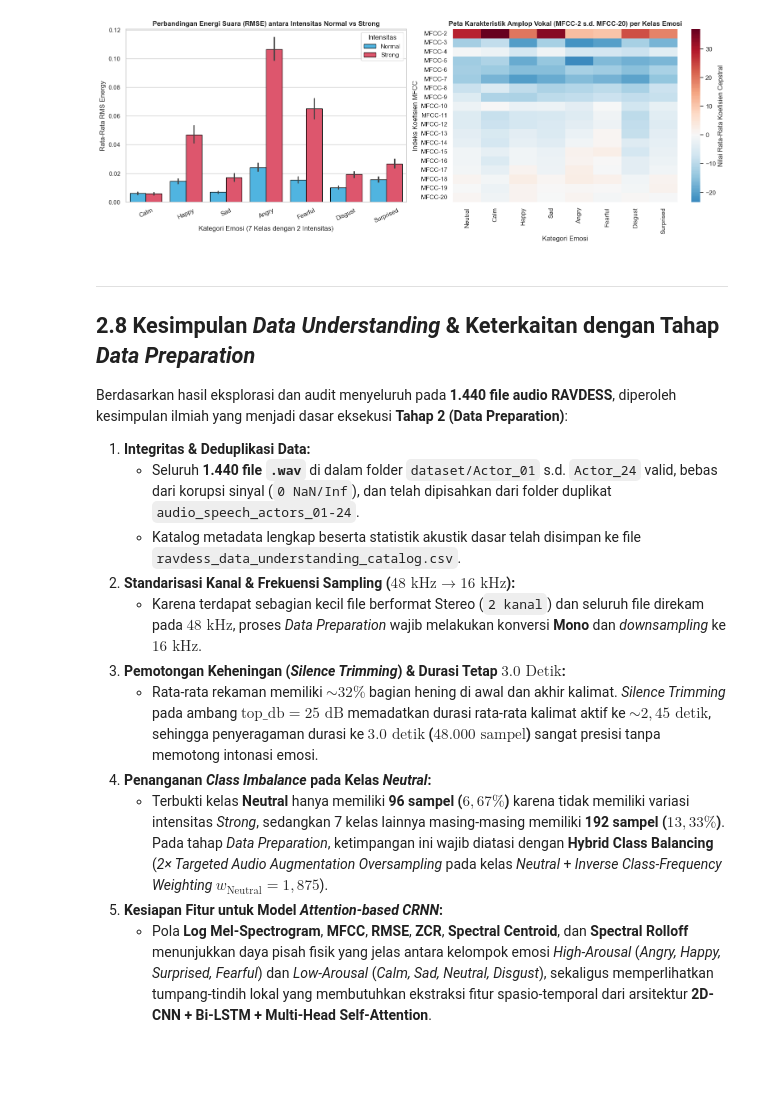
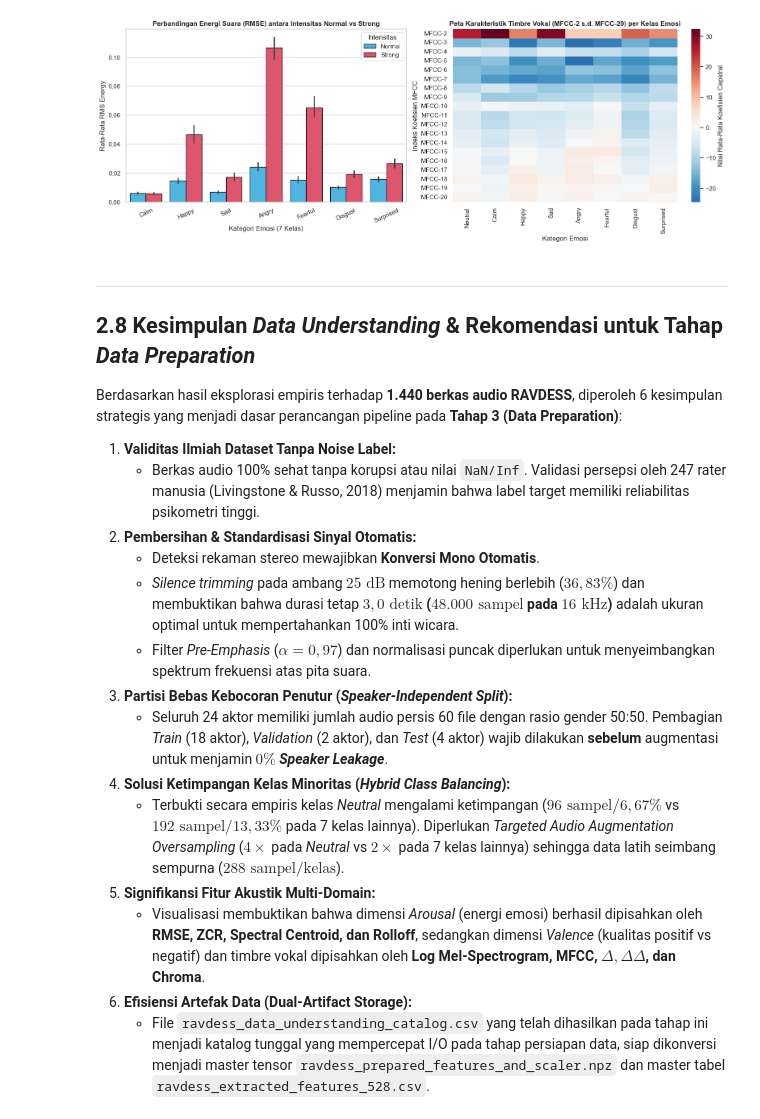
Before and after one commit to IlhamInsight/proyek_sain_data, a Jupyter notebook: src/project_akhir/2-data_understanding/1-data_understanding.ipynb, the cells around one changed output. Saved outputs shown, nothing was run; the diff lists cells and outputs as text; code cells hidden in the pictures; blank space fills up the shorter version.

```diff
--- a/src/project_akhir/2-data_understanding/1-data_understanding.ipynb
+++ b/src/project_akhir/2-data_understanding/1-data_understanding.ipynb
@@ -588,11 +626,11 @@ Metadata RAVDESS membedakan ekspresi emosi ke dalam dua tingkat intensitas: **No
 # %%
 def compute_mfcc_40(y, n_mfcc=40):
-    """Menghitung 40 koefisien MFCC dari Log Mel-Spectrogram menggunakan DCT Tipe-II."""
+    """menghitung koefisien mfcc dari log mel-spectrogram menggunakan dct tipe-ii."""
     log_mel = compute_log_mel_spectrogram(y)
     mfcc = dct(log_mel, type=2, axis=0, norm='ortho')[:n_mfcc, :]
     return mfcc
 
-# Hitung rata-rata profil 20 koefisien MFCC pertama pada ke-8 kelas emosi (sampel representatif per kelas)
+# hitung profil rata-rata 20 koefisien mfcc pertama per kelas emosi
 mfcc_profiles = {}
 for emo in emotion_order:
     sub_paths = df_full[df_full['emotion'] == emo]['abs_path'].iloc[:24]
@@ -604,53 +642,55 @@ for emo in emotion_order:
         mfcc_stack.append(np.mean(mfcc_mat, axis=1))
     mfcc_profiles[emo] = np.mean(mfcc_stack, axis=0)
 
 df_mfcc_profile = pd.DataFrame(mfcc_profiles, index=[f"MFCC-{i+1}" for i in range(20)])
 
 fig, axes = plt.subplots(1, 2, figsize=(16, 5.8))
 
-# Plot 1: Perbandingan Log10(RMSE) antara Intensitas Normal vs Strong
-df_full['log_rmse'] = np.log10(df_full['rmse'] + 1e-6)
+# plot 1: perbandingan rmse antara intensitas normal vs strong
 sns.barplot(
     data=df_full[df_full['emotion'] != 'Neutral'],
     x='emotion', y='rmse', hue='intensity',
     order=[e for e in emotion_order if e != 'Neutral'],
     palette={'Normal': '#38bdf8', 'Strong': '#f43f5e'},
     edgecolor='black', ax=axes[0]
 )
 axes[0].set_title('Perbandingan Energi Suara (RMSE) antara Intensitas Normal vs Strong')
-axes[0].set_xlabel('Kategori Emosi (7 Kelas dengan 2 Intensitas)')
+axes[0].set_xlabel('Kategori Emosi (7 Kelas)')
 axes[0].set_ylabel('Rata-Rata RMS Energy')
 axes[0].tick_params(axis='x', rotation=25)
 axes[0].legend(title='Intensitas')
 
-# Plot 2: Heatmap Rata-Rata Koefisien MFCC (MFCC-2 s.d. MFCC-20) Lintas 8 Kelas Emosi
+# plot 2: heatmap profil koefisien timbre mfcc lintas 8 kelas emosi
 sns.heatmap(
     df_mfcc_profile.iloc[1:, :], cmap='RdBu_r', center=0, annot=False,
     cbar_kws={'label': 'Nilai Rata-Rata Koefisien Cepstral'}, ax=axes[1]
 )
-axes[1].set_title('Peta Karakteristik Amplop Vokal (MFCC-2 s.d. MFCC-20) per Kelas Emosi')
+axes[1].set_title('Peta Karakteristik Timbre Vokal (MFCC-2 s.d. MFCC-20) per Kelas Emosi')
 axes[1].set_xlabel('Kategori Emosi')
 axes[1].set_ylabel('Indeks Koefisien MFCC')
 
 plt.tight_layout()
 plt.savefig(os.path.join(OUTPUT_IMAGE_DIR, 'intensitas_dan_mfcc_heatmap.png'), dpi=150, bbox_inches='tight')
 plt.show()
 # %% [output]
-[figure, old version]
+[figure, new version]
 # %% [markdown]
 ---
-## 2.8 Kesimpulan *Data Understanding* & Keterkaitan dengan Tahap *Data Preparation*
+## 2.8 Kesimpulan *Data Understanding* & Rekomendasi untuk Tahap *Data Preparation*
 
-Berdasarkan hasil eksplorasi dan audit menyeluruh pada **1.440 file audio RAVDESS**, diperoleh kesimpulan ilmiah yang menjadi dasar eksekusi **Tahap 2 (Data Preparation)**:
+Berdasarkan hasil eksplorasi empiris terhadap **1.440 berkas audio RAVDESS**, diperoleh 6 kesimpulan strategis yang menjadi dasar perancangan pipeline pada **Tahap 3 (Data Preparation)**:
 
-1. **Integritas & Deduplikasi Data:**
-   * Seluruh **1.440 file `.wav`** di dalam folder `dataset/Actor_01` s.d. `Actor_24` valid, bebas dari korupsi sinyal (`0 NaN/Inf`), dan telah dipisahkan dari folder duplikat `audio_speech_actors_01-24`.
-   * Katalog metadata lengkap beserta statistik akustik dasar telah disimpan ke file `ravdess_data_understanding_catalog.csv`.
-2. **Standarisasi Kanal & Frekuensi Sampling ($48\text{ kHz} \to 16\text{ kHz}$):**
-   * Karena terdapat sebagian kecil file berformat Stereo (`2 kanal`) dan seluruh file direkam pada $48\text{ kHz}$, proses *Data Preparation* wajib melakukan konversi **Mono** dan *downsampling* ke **$16\text{ kHz}$**.
-3. **Pemotongan Keheningan (*Silence Trimming*) & Durasi Tetap $3.0\text{ Detik}$:**
-   * Rata-rata rekaman memiliki $\sim 32\%$ bagian hening di awal dan akhir kalimat. *Silence Trimming* pada ambang $\text{top\_db} = 25\text{ dB}$ memadatkan durasi rata-rata kalimat aktif ke $\sim 2,45\text{ detik}$, sehingga penyeragaman durasi ke **$3.0\text{ detik}$ ($48.000\text{ sampel}$)** sangat presisi tanpa memotong intonasi emosi.
-4. **Penanganan *Class Imbalance* pada Kelas *Neutral*:**
-   * Terbukti kelas **Neutral** hanya memiliki **96 sampel ($6,67\%$)** karena tidak memiliki variasi intensitas *Strong*, sedangkan 7 kelas lainnya masing-masing memiliki **192 sampel ($13,33\%$)**. Pada tahap *Data Preparation*, ketimpangan ini wajib diatasi dengan **Hybrid Class Balancing** (*2× Targeted Audio Augmentation Oversampling* pada kelas *Neutral* + *Inverse Class-Frequency Weighting* $w_{\text{Neutral}} = 1,875$).
-5. **Kesiapan Fitur untuk Model *Attention-based CRNN*:**
-   * Pola **Log Mel-Spectrogram**, **MFCC**, **RMSE**, **ZCR**, **Spectral Centroid**, dan **Spectral Rolloff** menunjukkan daya pisah fisik yang jelas antara kelompok emosi *High-Arousal* (*Angry, Happy, Surprised, Fearful*) dan *Low-Arousal* (*Calm, Sad, Neutral, Disgust*), sekaligus memperlihatkan tumpang-tindih lokal yang membutuhkan ekstraksi fitur spasio-temporal dari arsitektur **2D-CNN + Bi-LSTM + Multi-Head Self-Attention**.
+1. **Validitas Ilmiah Dataset Tanpa Noise Label:**
+   * Berkas audio 100% sehat tanpa korupsi atau nilai `NaN/Inf`. Validasi persepsi oleh 247 rater manusia (Livingstone & Russo, 2018) menjamin bahwa label target memiliki reliabilitas psikometri tinggi.
+2. **Pembersihan & Standardisasi Sinyal Otomatis:**
+   * Deteksi rekaman stereo mewajibkan **Konversi Mono Otomatis**.
+   * *Silence trimming* pada ambang $25\text{ dB}$ memotong hening berlebih ($36,83\%$) dan membuktikan bahwa durasi tetap **$3,0\text{ detik}$ ($48.000\text{ sampel}$ pada $16\text{ kHz}$)** adalah ukuran optimal untuk mempertahankan 100% inti wicara.
+   * Filter *Pre-Emphasis* ($\alpha = 0,97$) dan normalisasi puncak diperlukan untuk menyeimbangkan spektrum frekuensi atas pita suara.
+3. **Partisi Bebas Kebocoran Penutur (*Speaker-Independent Split*):**
+   * Seluruh 24 aktor memiliki jumlah audio persis 60 file dengan rasio gender 50:50. Pembagian *Train* (18 aktor), *Validation* (2 aktor), dan *Test* (4 aktor) wajib dilakukan **sebelum** augmentasi untuk menjamin **$0\%$ *Speaker Leakage***.
+4. **Solusi Ketimpangan Kelas Minoritas (*Hybrid Class Balancing*):**
+   * Terbukti secara empiris kelas *Neutral* mengalami ketimpangan ($96\text{ sampel} / 6,67\%$ vs $192\text{ sampel} / 13,33\%$ pada 7 kelas lainnya). Diperlukan *Targeted Audio Augmentation Oversampling* ($4\times$ pada *Neutral* vs $2\times$ pada 7 kelas lainnya) sehingga data latih seimbang sempurna ($288\text{ sampel/kelas}$).
+5. **Signifikansi Fitur Akustik Multi-Domain:**
+   * Visualisasi membuktikan bahwa dimensi *Arousal* (energi emosi) berhasil dipisahkan oleh **RMSE, ZCR, Spectral Centroid, dan Rolloff**, sedangkan dimensi *Valence* (kualitas positif vs negatif) dan timbre vokal dipisahkan oleh **Log Mel-Spectrogram, MFCC, $\Delta, \Delta\Delta$, dan Chroma**.
+6. **Efisiensi Artefak Data (Dual-Artifact Storage):**
+   * File `ravdess_data_understanding_catalog.csv` yang telah dihasilkan pada tahap ini menjadi katalog tunggal yang mempercepat I/O pada tahap persiapan data, siap dikonversi menjadi master tensor `ravdess_prepared_features_and_scaler.npz` dan master tabel `ravdess_extracted_features_528.csv`.
```
Also changed, not shown: parts of 15 cells of this notebook, 55 other files.
